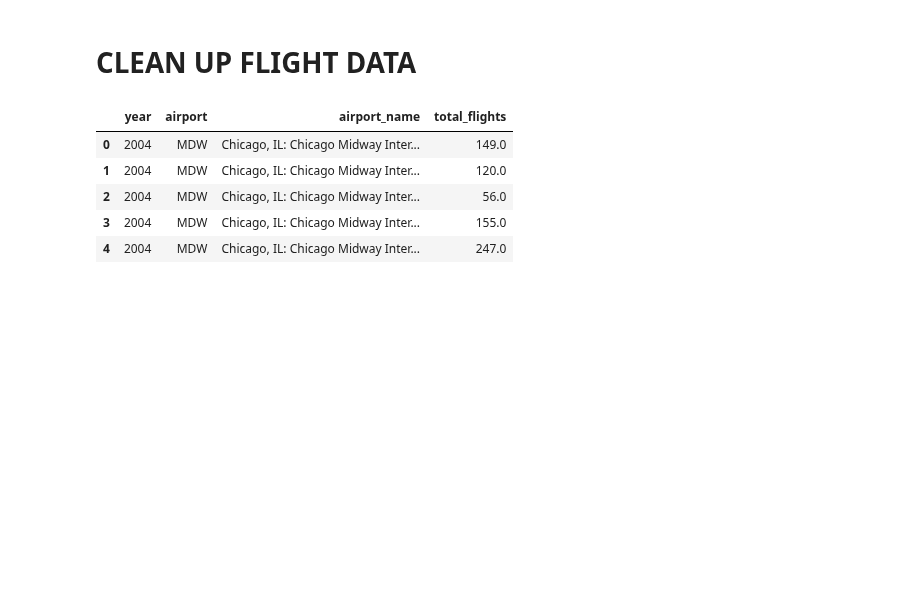
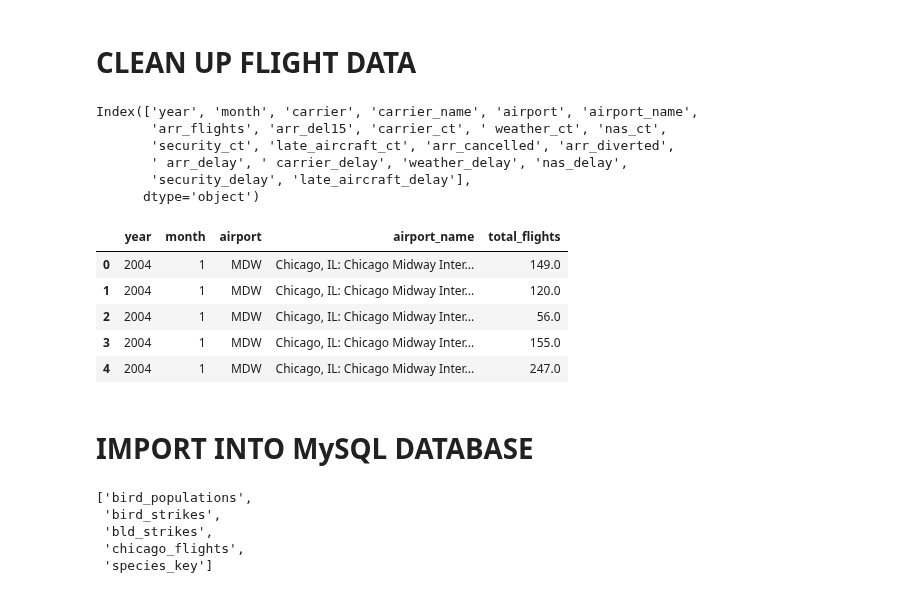
Before and after one commit to ashleykuttler/ETL-Project-Birds, a Jupyter notebook: Data_Clean_Up.ipynb, the cells around one changed output. Cells and saved outputs as stored; diff of their text form; code cells hidden in the pictures; blank space fills up the shorter version.

```diff
--- a/Data_Clean_Up.ipynb
+++ b/Data_Clean_Up.ipynb
@@ -117,20 +141,31 @@ ORD_flights = pd.read_csv(csv_file)
 # %%
 #append data
 flights = MDW_flights.append(ORD_flights, ignore_index=True)
 
 #filter for years 2004-2016
 flights = flights[(flights['year'] >= 2004) & (flights['year'] <= 2016)]
 
+#had to correct data file for ' ' in month column
+display(flights.columns)
+
 #keep neccessary columns
-chicago_flights = flights[['year', 'airport', 'airport_name', 'arr_flights']]
+chicago_flights = flights[['year', 'month', 'airport', 'airport_name', 'arr_flights']]
 
 #rename columns
 chicago_flights = chicago_flights.rename(columns={'arr_flights': 'total_flights' })
 chicago_flights.head()
 # %% [output]
+Index(['year', 'month', 'carrier', 'carrier_name', 'airport', 'airport_name',
+       'arr_flights', 'arr_del15', 'carrier_ct', ' weather_ct', 'nas_ct',
+       'security_ct', 'late_aircraft_ct', 'arr_cancelled', 'arr_diverted',
+       ' arr_delay', ' carrier_delay', 'weather_delay', 'nas_delay',
+       'security_delay', 'late_aircraft_delay'],
+      dtype='object')
-|  | year | airport | airport_name | total_flights |
-| 0 | 2004 | MDW | Chicago, IL: Chicago Midway Inter... | 149.0 |
-| 1 | 2004 | MDW | Chicago, IL: Chicago Midway Inter... | 120.0 |
-| 2 | 2004 | MDW | Chicago, IL: Chicago Midway Inter... | 56.0 |
-| 3 | 2004 | MDW | Chicago, IL: Chicago Midway Inter... | 155.0 |
-| 4 | 2004 | MDW | Chicago, IL: Chicago Midway Inter... | 247.0 |
+|  | year | month | airport | airport_name | total_flights |
+| 0 | 2004 | 1 | MDW | Chicago, IL: Chicago Midway Inter... | 149.0 |
+| 1 | 2004 | 1 | MDW | Chicago, IL: Chicago Midway Inter... | 120.0 |
+| 2 | 2004 | 1 | MDW | Chicago, IL: Chicago Midway Inter... | 56.0 |
+| 3 | 2004 | 1 | MDW | Chicago, IL: Chicago Midway Inter... | 155.0 |
+| 4 | 2004 | 1 | MDW | Chicago, IL: Chicago Midway Inter... | 247.0 |
+# %% [markdown]
+# IMPORT INTO MySQL DATABASE
@@ -136,0 +186,9 @@ chicago_flights.head()
+# %%
+# check for tables
+engine.table_names()
+# %% [output]
+['bird_populations',
+ 'bird_strikes',
+ 'bld_strikes',
+ 'chicago_flights',
+ 'species_key']
```
Also changed, not shown: parts of 18 cells of this notebook, 5 other files.
